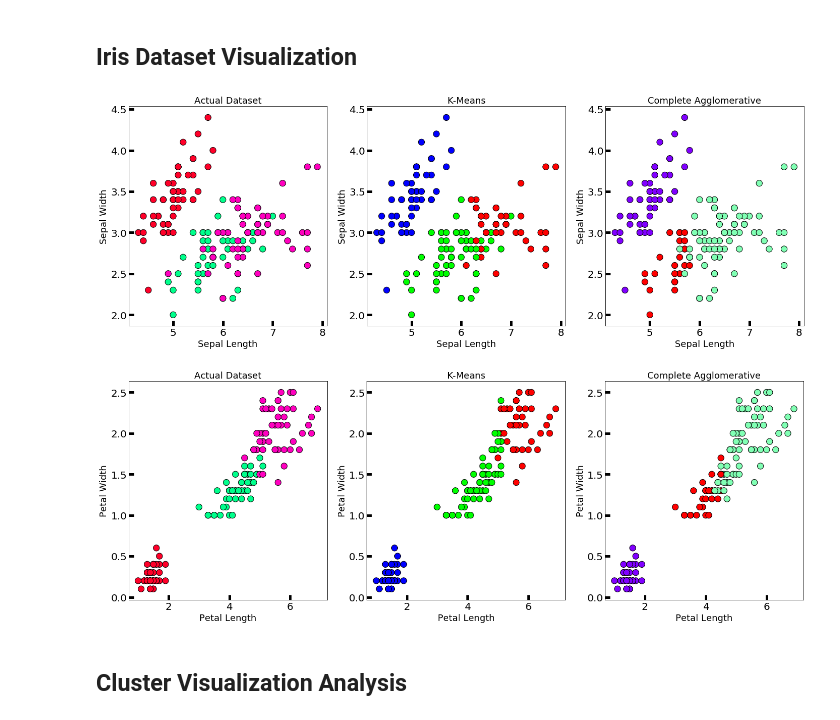
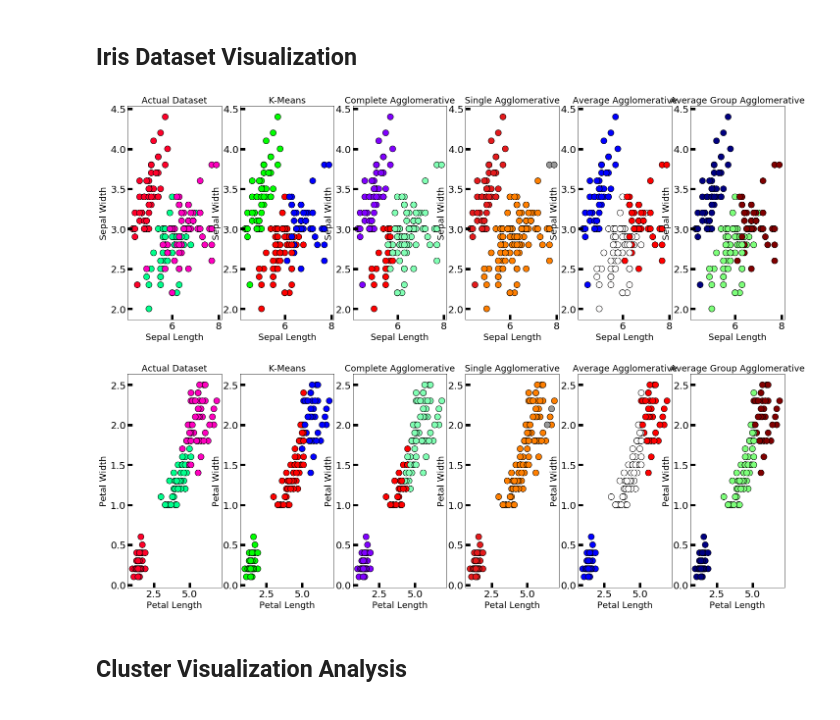
Before and after one commit to vincentbudianto/Clustering, a Jupyter notebook: Tubes2_13517014.ipynb, the cells around one changed output. Saved outputs shown, nothing was run; the diff lists cells and outputs as text; code cells hidden in the pictures.

Commit message:
Add other visualisations

```diff
--- a/Tubes2_13517014.ipynb
+++ b/Tubes2_13517014.ipynb
@@ -124,32 +124,54 @@ fowlkes mallows score: 0.8407289157574822
 # %% [markdown]
 ## Iris Dataset Visualization
 # %%
-fig, axes = plt.subplots(1, 3, figsize=(24,8))
+fig, axes = plt.subplots(1, 6, figsize=(24,8))
 
 # Actual dataset
 axes[0].scatter(data[:,0], data[:,1], c=target, cmap='gist_rainbow', edgecolor='k', s=150)
 axes[0].set_title('Actual Dataset', fontsize=18)
 axes[0].set_xlabel('Sepal Length', fontsize=18)
 axes[0].set_ylabel('Sepal Width', fontsize=18)
 axes[0].tick_params(direction='in', length=10, width=5, colors='k', labelsize=20)
 
 # K-Means dataset
 axes[1].scatter(data[:,0], data[:,1], c=km_target, cmap='brg', edgecolor='k', s=150)
 axes[1].set_title('K-Means', fontsize=18)
 axes[1].set_xlabel('Sepal Length', fontsize=18)
 axes[1].set_ylabel('Sepal Width', fontsize=18)
 axes[1].tick_params(direction='in', length=10, width=5, colors='k', labelsize=20)
 
 # Complete Agglomerative dataset
 axes[2].scatter(data[:,0], data[:,1], c=agglo_complete_target, cmap='rainbow', edgecolor='k', s=150)
 axes[2].set_title('Complete Agglomerative', fontsize=18)
 axes[2].set_xlabel('Sepal Length', fontsize=18)
 axes[2].set_ylabel('Sepal Width', fontsize=18)
 axes[2].tick_params(direction='in', length=10, width=5, colors='k', labelsize=20)
+
+# Single Agglomerative dataset
+axes[3].scatter(data[:,0], data[:,1], c=agglo_single_target, cmap='Set1', edgecolor='k', s=150)
+axes[3].set_title('Single Agglomerative', fontsize=18)
+axes[3].set_xlabel('Sepal Length', fontsize=18)
+axes[3].set_ylabel('Sepal Width', fontsize=18)
+axes[3].tick_params(direction='in', length=10, width=5, colors='k', labelsize=20)
+
+# Average Agglomerative dataset
+axes[4].scatter(data[:,0], data[:,1], c=agglo_average_target, cmap='bwr', edgecolor='k', s=150)
+axes[4].set_title('Average Agglomerative', fontsize=18)
+axes[4].set_xlabel('Sepal Length', fontsize=18)
+axes[4].set_ylabel('Sepal Width', fontsize=18)
+axes[4].tick_params(direction='in', length=10, width=5, colors='k', labelsize=20)
+
+
+# Average Group Agglomerative dataset
+axes[5].scatter(data[:,0], data[:,1], c=agglo_average_group_target, cmap='jet', edgecolor='k', s=150)
+axes[5].set_title('Average Group Agglomerative', fontsize=18)
+axes[5].set_xlabel('Sepal Length', fontsize=18)
+axes[5].set_ylabel('Sepal Width', fontsize=18)
+axes[5].tick_params(direction='in', length=10, width=5, colors='k', labelsize=20)
 # %% [output]
-[figure, old version]
+[figure, new version]
 # %%
-figPetal, axesPetal = plt.subplots(1, 3, figsize=(24,8))
+figPetal, axesPetal = plt.subplots(1, 6, figsize=(24,8))
 
 # Actual dataset
 axesPetal[0].scatter(data[:,2], data[:,3], c=target, cmap='gist_rainbow', edgecolor='k', s=150)
@@ -171,8 +193,29 @@ axesPetal[2].set_title('Complete Agglomerative', fontsize=18)
 axesPetal[2].set_xlabel('Petal Length', fontsize=18)
 axesPetal[2].set_ylabel('Petal Width', fontsize=18)
 axesPetal[2].tick_params(direction='in', length=10, width=5, colors='k', labelsize=20)
+
+# Single Agglomerative dataset
+axesPetal[3].scatter(data[:,2], data[:,3], c=agglo_single_target, cmap='Set1', edgecolor='k', s=150)
+axesPetal[3].set_title('Single Agglomerative', fontsize=18)
+axesPetal[3].set_xlabel('Petal Length', fontsize=18)
+axesPetal[3].set_ylabel('Petal Width', fontsize=18)
+axesPetal[3].tick_params(direction='in', length=10, width=5, colors='k', labelsize=20)
+
+# Average Agglomerative dataset
+axesPetal[4].scatter(data[:,2], data[:,3], c=agglo_average_target, cmap='bwr', edgecolor='k', s=150)
+axesPetal[4].set_title('Average Agglomerative', fontsize=18)
+axesPetal[4].set_xlabel('Petal Length', fontsize=18)
+axesPetal[4].set_ylabel('Petal Width', fontsize=18)
+axesPetal[4].tick_params(direction='in', length=10, width=5, colors='k', labelsize=20)
+
+# Average Group Agglomerative dataset
+axesPetal[5].scatter(data[:,2], data[:,3], c=agglo_average_group_target, cmap='jet', edgecolor='k', s=150)
+axesPetal[5].set_title('Average Group Agglomerative', fontsize=18)
+axesPetal[5].set_xlabel('Petal Length', fontsize=18)
+axesPetal[5].set_ylabel('Petal Width', fontsize=18)
+axesPetal[5].tick_params(direction='in', length=10, width=5, colors='k', labelsize=20)
 # %% [output]
-[figure, old version]
+[figure, new version]
 # %% [markdown]
 ## Cluster Visualization Analysis
 # %% [markdown]
```
Also changed, not shown: parts of 2 cells of this notebook.
